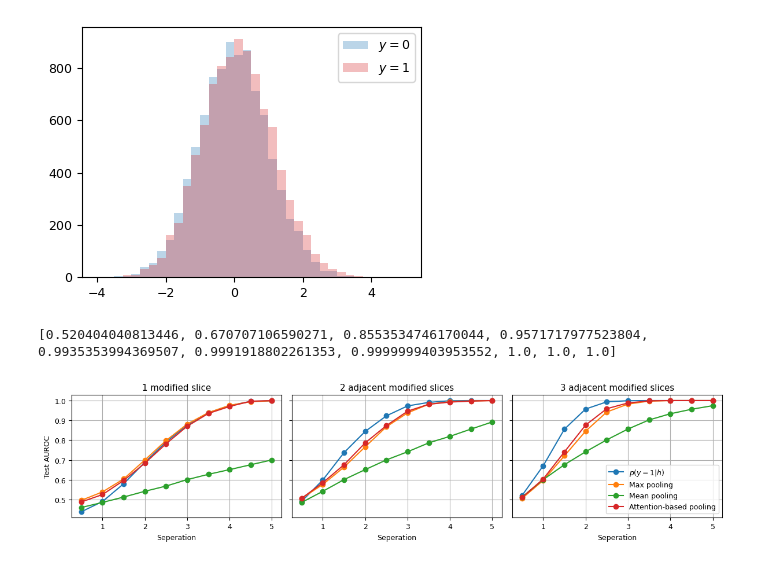
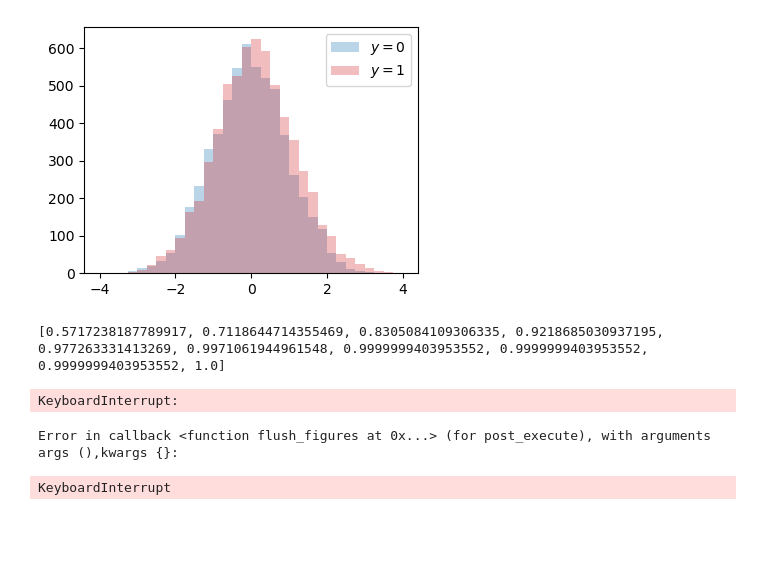
Before and after one commit to loevlie/pooling, a Jupyter notebook: notebooks/bayes-estimator.ipynb, the cells around one changed output. Saved outputs shown, nothing was run; the diff lists cells and outputs as text; code cells hidden in the pictures; blank space fills up the shorter version.

```diff
--- a/notebooks/bayes-estimator.ipynb
+++ b/notebooks/bayes-estimator.ipynb
@@ -1,6 +1,6 @@
 # %%
 import matplotlib.pyplot as plt
-plt.rcParams.update({"font.size": 9})
+plt.rcParams.update({"font.size": 10})
 # PyTorch
 import torch
 import torchmetrics
@@ -15,33 +15,35 @@ import layers
 import models
 import utils
 # %%
-X_train, lengths_train, u_train, y_train = utils.generate_toy_data(800, delta=1.0, deltaS=3, seed=0)
+X_train, lengths_train, u_train, y_train = utils.generate_toy_data(400, delta=1.0, deltaS=3, seed=0)
 X_val, lengths_val, u_val, y_val = utils.generate_toy_data(100, delta=1.0, deltaS=3, seed=1)
-X_test, lengths_test, u_test, y_test = utils.generate_toy_data(100, delta=1.0, deltaS=3, seed=2)
+X_test, lengths_test, u_test, y_test = utils.generate_toy_data(1000, delta=1.0, deltaS=3, seed=2)
 
 X_y0 = torch.cat([X_i for i, X_i in enumerate(torch.split(X_train, lengths_train)) if y_train[i] == 0])
 X_y1 = torch.cat([X_i for i, X_i in enumerate(torch.split(X_train, lengths_train)) if y_train[i] == 1])
 
 def get_bins(data, width=0.25):
     min_val, max_val = torch.floor(data.min()), torch.ceil(data.max())
     return torch.arange(min_val, max_val + width, width)
 
 ncols, nrows = 1, 1
 fig, ax = plt.subplots(figsize=(4*ncols, 3*nrows), ncols=ncols, nrows=nrows)
+
 ax.hist(X_y0[:,0], alpha=0.3, bins=get_bins(X_y0[:,0]), color="#1F77B4", label=r"$y=0$")
 ax.hist(X_y1[:,0], alpha=0.3, bins=get_bins(X_y1[:,0]), color="#D62728", label=r"$y=1$")
 ax.legend()
+
 fig.tight_layout()
 plt.show()
 # %% [output]
-[figure, old version]
+[figure, new version]
 # %%
 deltas = [0.5, 1.0, 1.5, 2.0, 2.5, 3.0, 3.5, 4.0, 4.5, 5.0]
 bayes_aurocs = []
 
 for delta in deltas:
 
-    X_train, lengths_train, u_train, y_train = utils.generate_toy_data(500, delta=delta, deltaS=3, seed=0)
+    X_train, lengths_train, u_train, y_train = utils.generate_toy_data(400, delta=delta, deltaS=3, seed=0)
     X_val, lengths_val, u_val, y_val = utils.generate_toy_data(100, delta=delta, deltaS=3, seed=1)
     X_test, lengths_test, u_test, y_test = utils.generate_toy_data(100, delta=delta, deltaS=3, seed=2)
 
@@ -52,7 +54,7 @@ for delta in deltas:
 
 print(bayes_aurocs)
 # %% [output]
-[0.520404040813446, 0.670707106590271, 0.8553534746170044, 0.9571717977523804, 0.9935353994369507, 0.9991918802261353, 0.9999999403953552, 1.0, 1.0, 1.0]
+[0.5717238187789917, 0.7118644714355469, 0.8305084109306335, 0.9218685030937195, 0.977263331413269, 0.9971061944961548, 0.9999999403953552, 0.9999999403953552, 0.9999999403953552, 1.0]
 # %%
 def max_logits(X, lengths, delta):
 
@@ -117,10 +174,9 @@ def attention_logits(X, lengths, delta):
 with torch.no_grad():
 
     ncols, nrows = 3, 1
-
     fig, axs = plt.subplots(figsize=(4*ncols, 3*nrows), ncols=ncols, nrows=nrows, sharey=True)
 
-    seperations = [1, 2, 3]
+    seperations = [1, 3, 5]
 
     for i, seperation in enumerate(seperations):
 
@@ -129,9 +185,9 @@ with torch.no_grad():
 
         for delta in deltas:
 
-            X_train, lengths_train, u_train, y_train = utils.generate_toy_data(500, delta=delta, deltaS=seperation, seed=0)
-            X_val, lengths_val, u_val, y_val = utils.generate_toy_data(100, delta=delta, deltaS=seperation, seed=1)
-            X_test, lengths_test, u_test, y_test = utils.generate_toy_data(100, delta=delta, deltaS=seperation, seed=2)
+            X_train, lengths_train, u_train, y_train = utils.generate_toy_data(400, delta=delta, S_low=15, S_high=46, deltaS=seperation, seed=0)
+            X_val, lengths_val, u_val, y_val = utils.generate_toy_data(100, delta=delta, S_low=15, S_high=46, deltaS=seperation, seed=1)
+            X_test, lengths_test, u_test, y_test = utils.generate_toy_data(100, delta=delta, S_low=15, S_high=46, deltaS=seperation, seed=2)
 
             auroc = torchmetrics.AUROC(task="binary")
 
@@ -151,23 +207,25 @@ with torch.no_grad():
             logits = attention_logits(X_test, lengths_test, delta)
             attention_aurocs.append(auroc(logits, y_test).item())
 
-        axs[i].plot(deltas, bayes_aurocs, label=r"$p(y=1|h)$", marker="o")
+        axs[i].plot(deltas, bayes_aurocs, label=r"$p(y_i=1|h_i)$", marker="o")
         axs[i].plot(deltas, max_aurocs, label="Max pooling", marker="o")
         axs[i].plot(deltas, mean_aurocs, label="Mean pooling", marker="o")
         axs[i].plot(deltas, attention_aurocs, label="Attention-based pooling", marker="o")
-        axs[i].set_xlabel("Seperation")
+        axs[i].set_xlabel(r"$\Delta$")
         axs[i].grid()
 
     axs[0].set_title("1 modified slice")
     axs[0].set_ylabel("Test AUROC")
 
-    axs[1].set_title("2 adjacent modified slices")
+    axs[1].set_title("3 modified adjacent slices")
 
-    axs[2].set_title("3 adjacent modified slices")
+    axs[2].set_title("5 modified adjacent slices")
     axs[2].legend(loc="lower right")
 
     fig.tight_layout()
     fig.savefig("handcrafted_weights.pdf", bbox_inches="tight")
     plt.show()
 # %% [output]
-[figure, removed]
+KeyboardInterrupt:
+Error in callback <function flush_figures at 0x...> (for post_execute), with arguments args (),kwargs {}:
+KeyboardInterrupt
```
Also changed, not shown: parts of 2 cells of this notebook, 16 other files.
